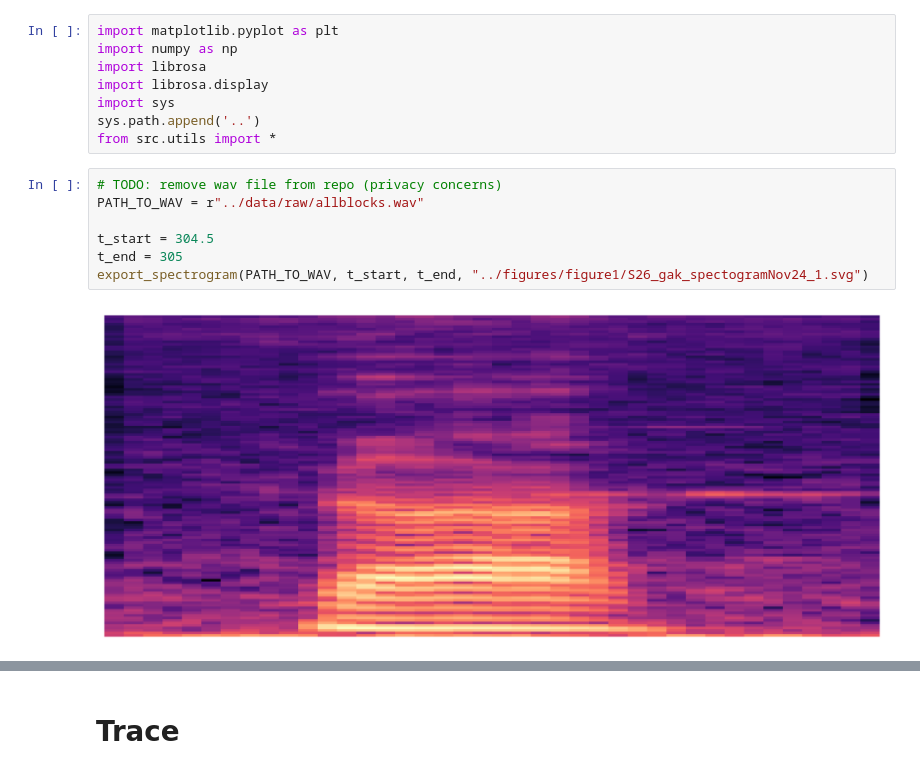
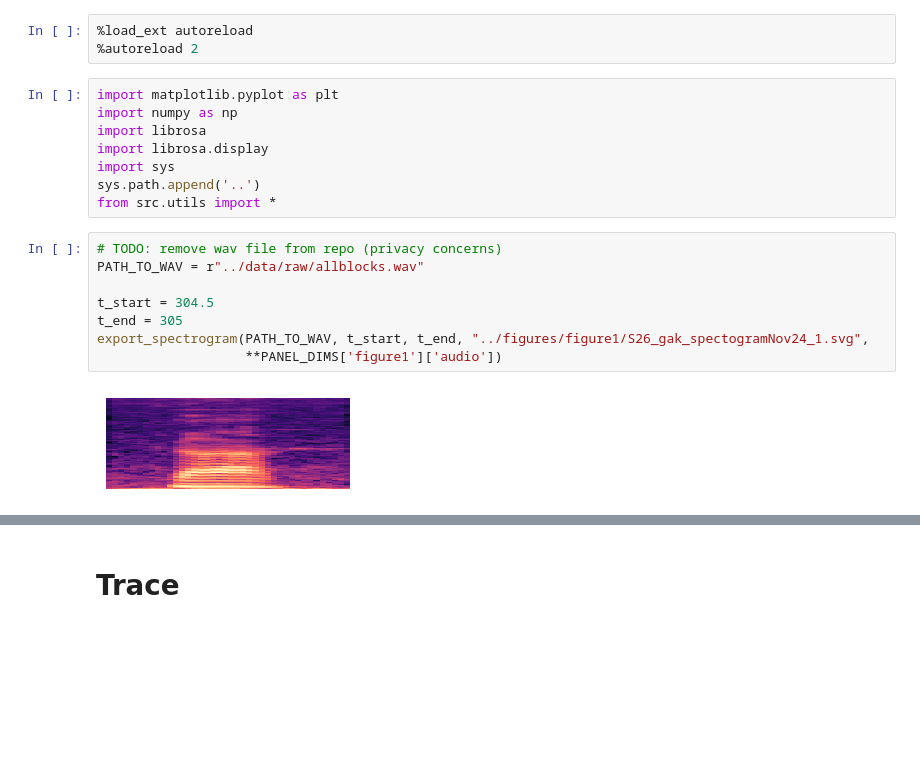
Before and after one commit to AhmedHD1/forced_alignment_4sBCI, a Jupyter notebook: notebooks/01_figure1_illustration.ipynb, the cells around one changed output, grey strips where cells are left out. Drawn from its saved outputs; the diff is of its cells as text; blank space fills up the shorter version.

```diff
--- a/notebooks/01_figure1_illustration.ipynb
+++ b/notebooks/01_figure1_illustration.ipynb
@@ -1,3 +1,6 @@
+# %%
+%load_ext autoreload
+%autoreload 2
 # %%
 import matplotlib.pyplot as plt
 import numpy as np
@@ -9,12 +12,13 @@ from src.utils import *
 # %%
 # TODO: remove wav file from repo (privacy concerns)
 PATH_TO_WAV = r"../data/raw/allblocks.wav"
 
 t_start = 304.5
 t_end = 305
-export_spectrogram(PATH_TO_WAV, t_start, t_end, "../figures/figure1/S26_gak_spectogramNov24_1.svg")
+export_spectrogram(PATH_TO_WAV, t_start, t_end, "../figures/figure1/S26_gak_spectogramNov24_1.svg",
+                   **PANEL_DIMS['figure1']['audio'])
 # %% [output]
-[figure, old version]
+[figure, new version]
 # %%
 # These numbers were obtained via manual inspection of wav files in Audacity.
 print(304.6 - 303)
```
Also changed, not shown: parts of 3 cells of this notebook, 32 other files.
